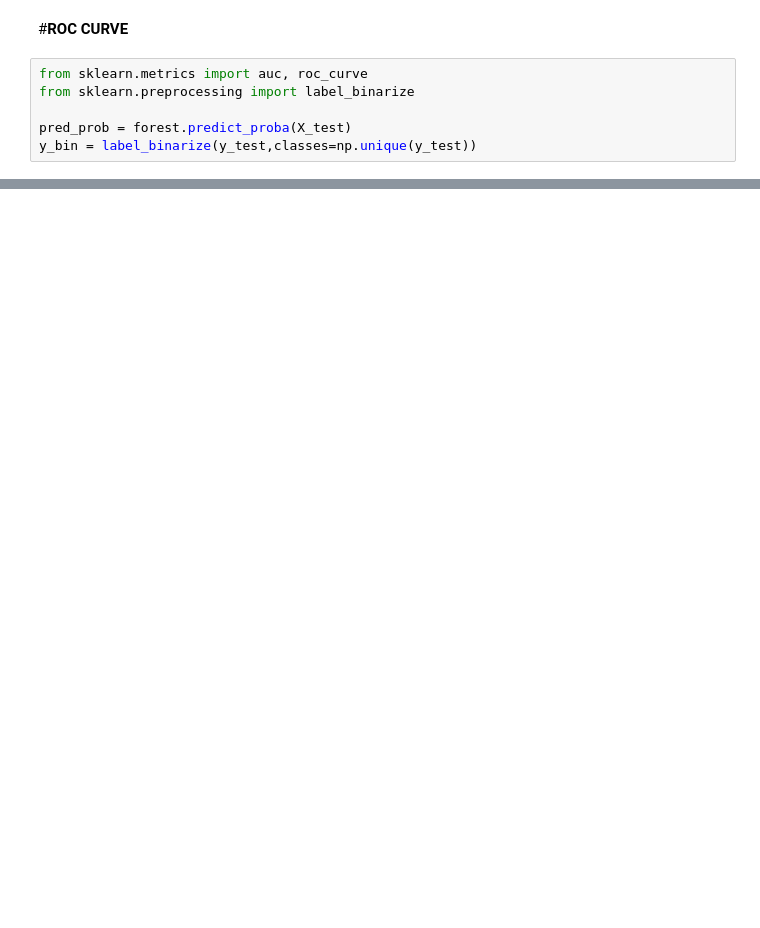
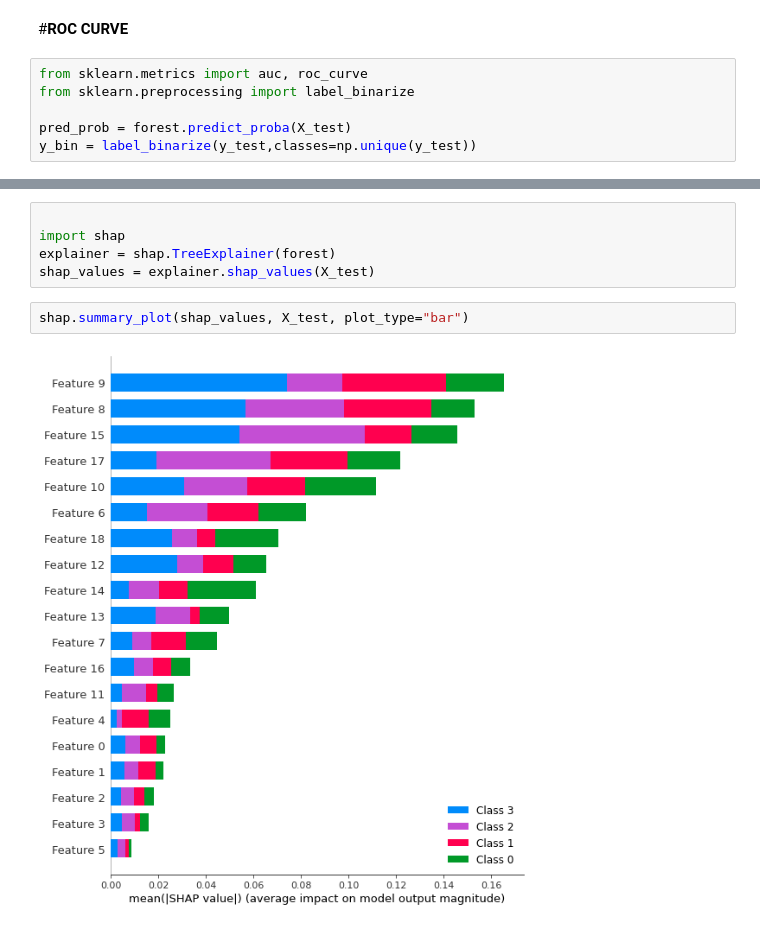
Before and after one commit to Mr-MaNia7/genus, a Jupyter notebook: Algorithms_&_Models.ipynb, the cells around one changed output, grey strips where cells are left out. Saved outputs shown, nothing was run; the diff lists cells and outputs as text; blank space fills up the shorter version.

```diff
--- a/Algorithms_&_Models.ipynb
+++ b/Algorithms_&_Models.ipynb
@@ -276,0 +268,9 @@ plt.show()
+# %%
+
+import shap
+explainer = shap.TreeExplainer(forest)
+shap_values = explainer.shap_values(X_test)
+# %%
+shap.summary_plot(shap_values, X_test, plot_type="bar")
+# %% [output]
+[figure, added]
```
Also changed, not shown: parts of 18 cells of this notebook.
